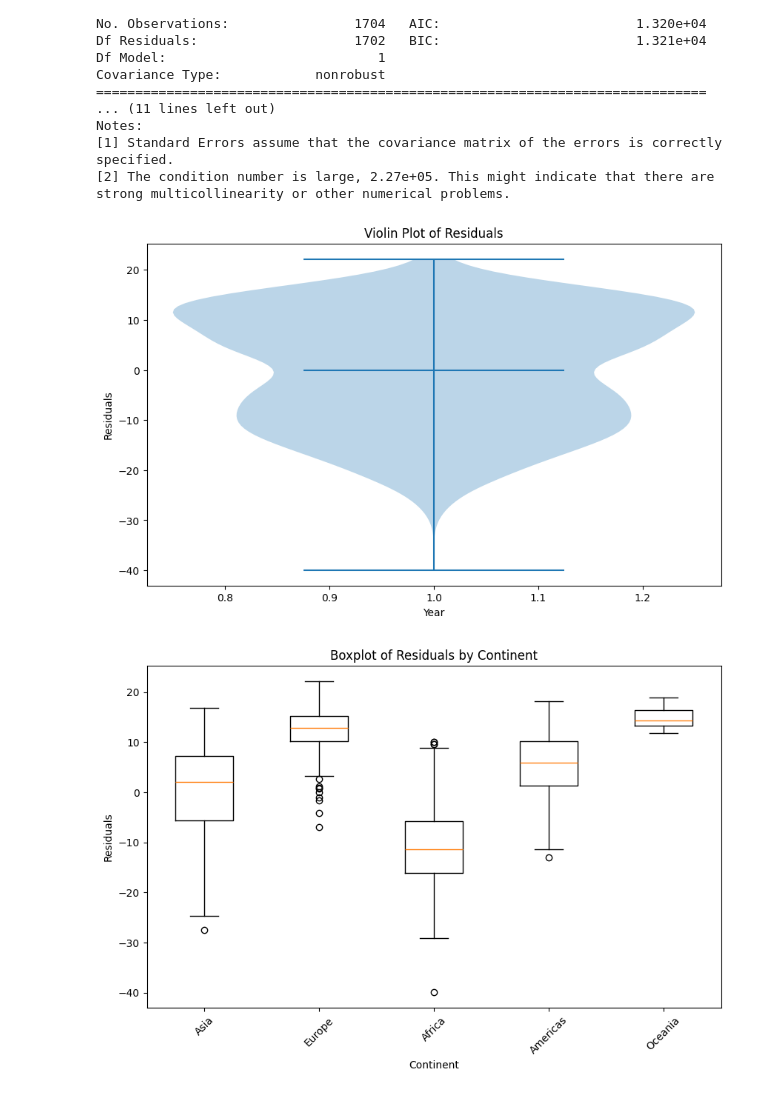
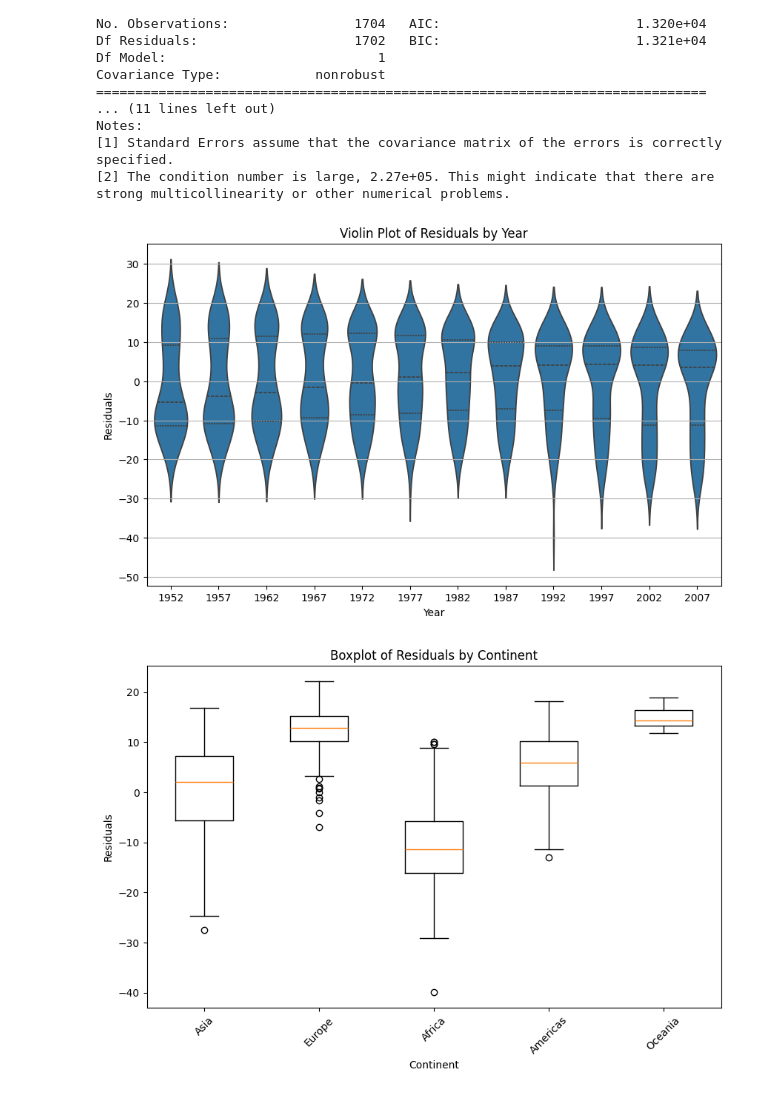
Before and after one commit to JAquaye/cmsc320, a Jupyter notebook: project3/project3.ipynb, the cells around one changed output. Drawn from its saved outputs; the diff is of its cells as text; code cells hidden in the pictures.

Commit message:
changed the graph, used a different module

```diff
--- a/project3/project3.ipynb
+++ b/project3/project3.ipynb
@@ -97,27 +98,37 @@ strong multicollinearity or other numerical problems.
 # %%
 # Exercise 3
 
-pref_life = []
-for x in data['year'].values:
-    # print(regfit.predict(x)[0][0])
-    # reshaping the input to a 2D array
-    x_reshaped = np.array(x).reshape(-1, 1)
+# pref_life = []
+# for x in data['year'].values:
+#     # print(regfit.predict(x)[0][0])
+#     # reshaping the input to a 2D array
+#     x_reshaped = np.array(x).reshape(-1, 1)
 
-    # Predict life expectancy and append to the list
-    pref_life.append(regfit.predict(x_reshaped)[0][0])
+#     # Predict life expectancy and append to the list
+#     pref_life.append(regfit.predict(x_reshaped)[0][0])
 
-data['pred_lifeExp'] = pd.Series(pref_life, index=data.index)
-data['residual'] = data['lifeExp'] - data['pred_lifeExp']
+# data['pred_lifeExp'] = pd.Series(pref_life, index=data.index)
+# data['residual'] = data['lifeExp'] - data['pred_lifeExp']
 
 
+# plt.figure(figsize=(10, 6))
+# plt.violinplot(data['residual'], showmeans=True)
+# plt.title('Violin Plot of Residuals')
+# plt.xlabel('Year')
+# plt.ylabel('Residuals')
+# plt.show()
+
+import seaborn as sns
+
 plt.figure(figsize=(10, 6))
-plt.violinplot(data['residual'], showmeans=True)
-plt.title('Violin Plot of Residuals')
+sns.violinplot(x=data['year'], y=data['residual'], inner="quartile")
+plt.title('Violin Plot of Residuals by Year')
 plt.xlabel('Year')
 plt.ylabel('Residuals')
+plt.grid(axis='y')  # Add grid lines for better visualization
 plt.show()
 # %% [output]
-[figure, old version]
+[figure, new version]
 # %%
 # Exercise 4
 plt.figure(figsize=(10, 6))
```
Also changed, not shown: parts of 6 cells of this notebook.
